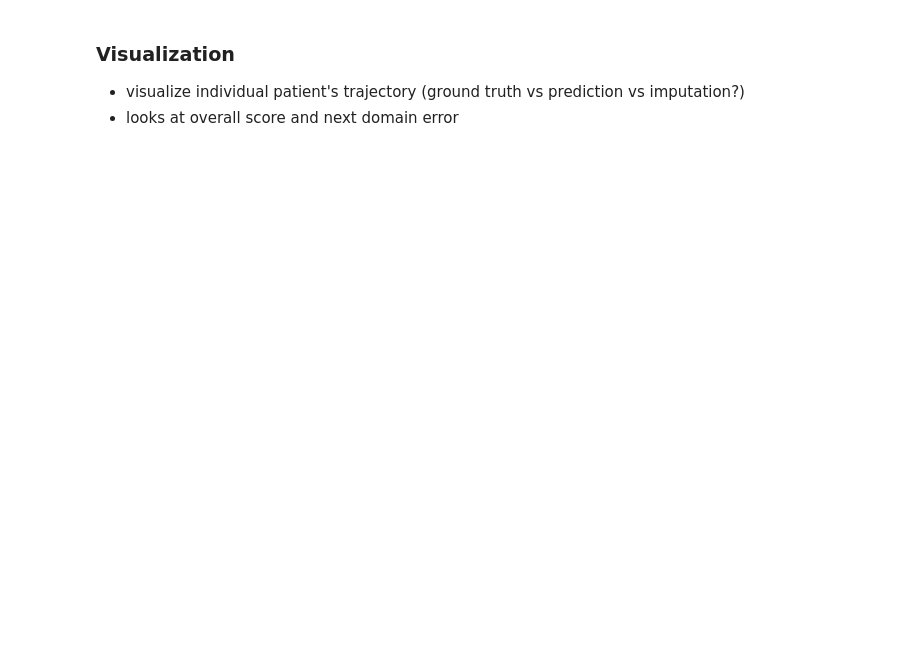
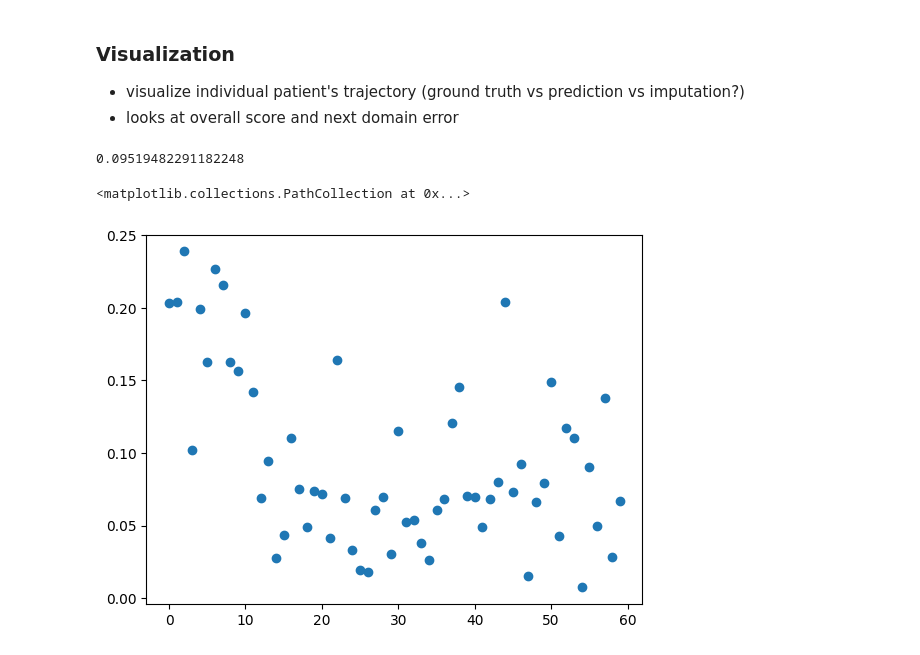
Before and after one commit to twchen88/ct_research, a Jupyter notebook: next_step_prediction.ipynb, the cells around one changed output. Drawn from its saved outputs; the diff is of its cells as text; code cells hidden in the pictures; blank space fills up the shorter version.

```diff
--- a/next_step_prediction.ipynb
+++ b/next_step_prediction.ipynb
@@ -424,0 +399,15 @@ difference = remove_zero_columns(case_study_data[score_columns], difference)
+# %%
+n_missing = np.sum(case_study_data[encoding_columns].to_numpy())
+target_ = np.multiply(case_study_data[target_columns].to_numpy(), case_study_data[encoding_columns].to_numpy()) # only the targets we want to predict
+prediction_ = np.multiply(predictions, case_study_data[encoding_columns].to_numpy()) # only the scores we want to predict
+mse_ = np.sum(np.abs(target_ - prediction_))/n_missing
+# %%
+mse_
+# %% [output]
+0.09519482291182248
+# %%
+plt.figure()
+plt.scatter(range(case_study_data.shape[0]), np.divide(np.sum(np.abs(target_ - prediction_), axis=1), np.sum(case_study_data[encoding_columns].to_numpy(), axis=1)))
+# %% [output]
+<matplotlib.collections.PathCollection at 0x...>
+[figure, added]
```
Also changed, not shown: parts of 32 cells of this notebook.
